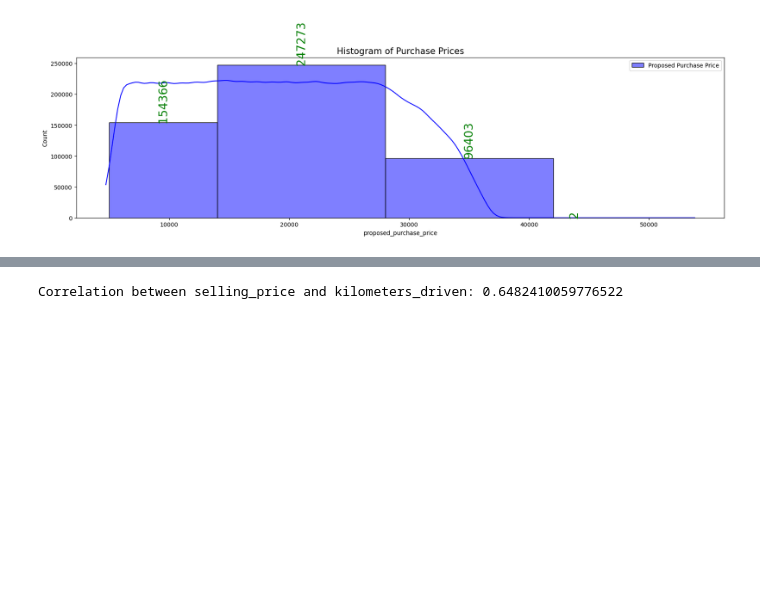
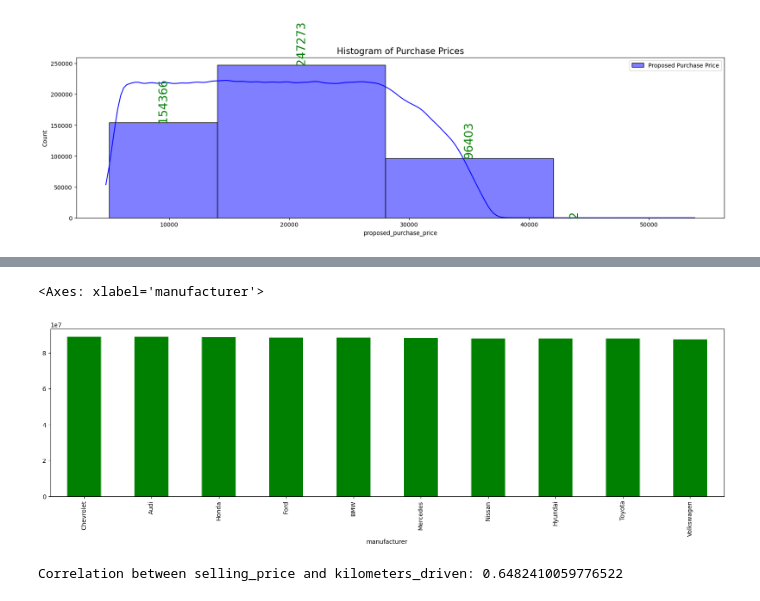
Before and after one commit to Inezariane/Machine-Learning, a Jupyter notebook: Datasets.ipynb, the cells around one changed output, grey strips where cells are left out. Cells and saved outputs as stored; diff of their text form; code cells hidden in the pictures; blank space fills up the shorter version.

```diff
--- a/Datasets.ipynb
+++ b/Datasets.ipynb
@@ -561,3 +566,10 @@ plt.show()
+# %%
+df['profit'] = df['proposed_purchase_price'] - df['selling_price']
+profits_by_manufacturer = df.groupby('manufacturer')['profit'].sum().sort_values(ascending=False)
+profits_by_manufacturer.plot(kind='bar', figsize=(20, 5), color='green')
+# %% [output]
+<Axes: xlabel='manufacturer'>
+[figure, added]
 # %%
 print('Correlation between selling_price and kilometers_driven:', df['selling_price'].corr(df['kilometers_driven']))
 # %% [output]
```
Also changed, not shown: parts of 1 cell of this notebook.
